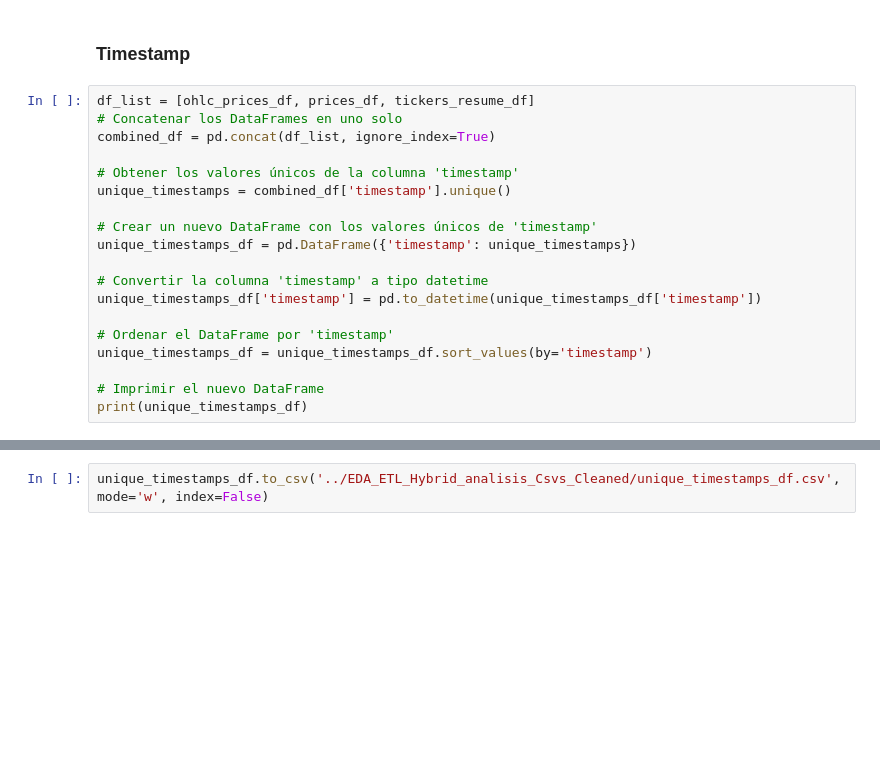
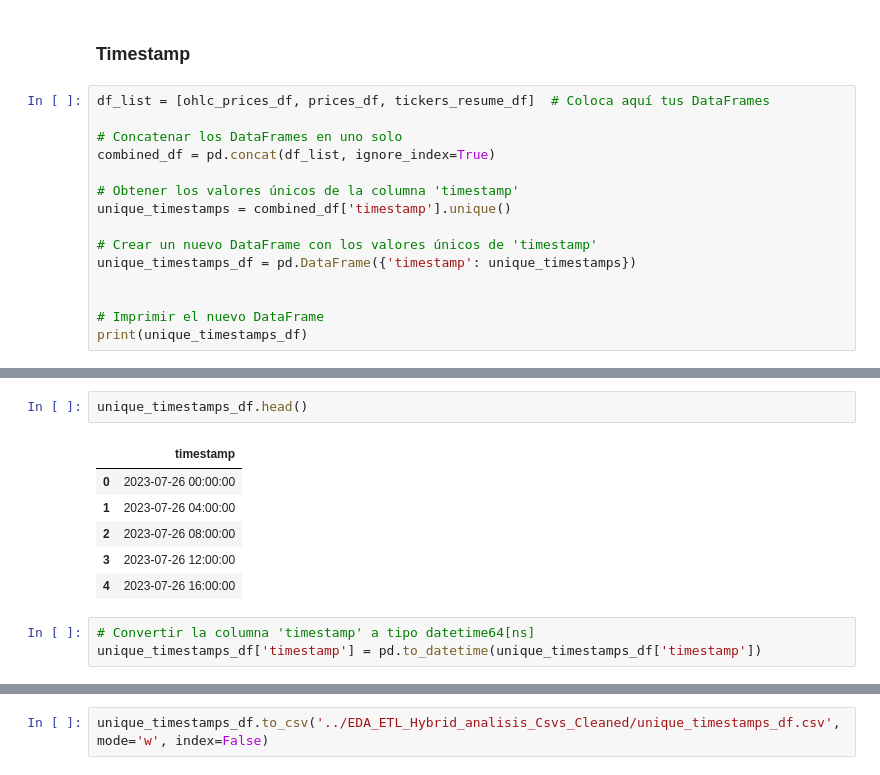
Before and after one commit to Lucaramallo/Cripto_analisis_lucaramallo, a Jupyter notebook: EDA_ETL_Hybrid_Analisis/EDA_ETL_Hybrid_Analisis.ipynb, the cells around one changed output, grey strips where cells are left out. Saved outputs shown, nothing was run; the diff lists cells and outputs as text; blank space fills up the shorter version.

```diff
--- a/EDA_ETL_Hybrid_Analisis/EDA_ETL_Hybrid_Analisis.ipynb
+++ b/EDA_ETL_Hybrid_Analisis/EDA_ETL_Hybrid_Analisis.ipynb
@@ -547,7 +565,8 @@ sns.pairplot(top_criptos_df)
 # %% [markdown]
 ### Timestamp
 # %%
-df_list = [ohlc_prices_df, prices_df, tickers_resume_df]
+df_list = [ohlc_prices_df, prices_df, tickers_resume_df]  # Coloca aquí tus DataFrames
+
 # Concatenar los DataFrames en uno solo
 combined_df = pd.concat(df_list, ignore_index=True)
 
@@ -557,11 +576,6 @@ unique_timestamps = combined_df['timestamp'].unique()
 # Crear un nuevo DataFrame con los valores únicos de 'timestamp'
 unique_timestamps_df = pd.DataFrame({'timestamp': unique_timestamps})
 
-# Convertir la columna 'timestamp' a tipo datetime
-unique_timestamps_df['timestamp'] = pd.to_datetime(unique_timestamps_df['timestamp'])
-
-# Ordenar el DataFrame por 'timestamp'
-unique_timestamps_df = unique_timestamps_df.sort_values(by='timestamp')
 
 # Imprimir el nuevo DataFrame
 print(unique_timestamps_df)
@@ -581,2 +595,14 @@ print(unique_timestamps_df)
 
 [1034 rows x 1 columns]
+# %%
+unique_timestamps_df.head()
+# %% [output]
+|  | timestamp |
+| 0 | 2023-07-26 00:00:00 |
+| 1 | 2023-07-26 04:00:00 |
+| 2 | 2023-07-26 08:00:00 |
+| 3 | 2023-07-26 12:00:00 |
+| 4 | 2023-07-26 16:00:00 |
+# %%
+# Convertir la columna 'timestamp' a tipo datetime64[ns]
+unique_timestamps_df['timestamp'] = pd.to_datetime(unique_timestamps_df['timestamp'])
```
Also changed, not shown: parts of 4 cells of this notebook, 2 other files.
